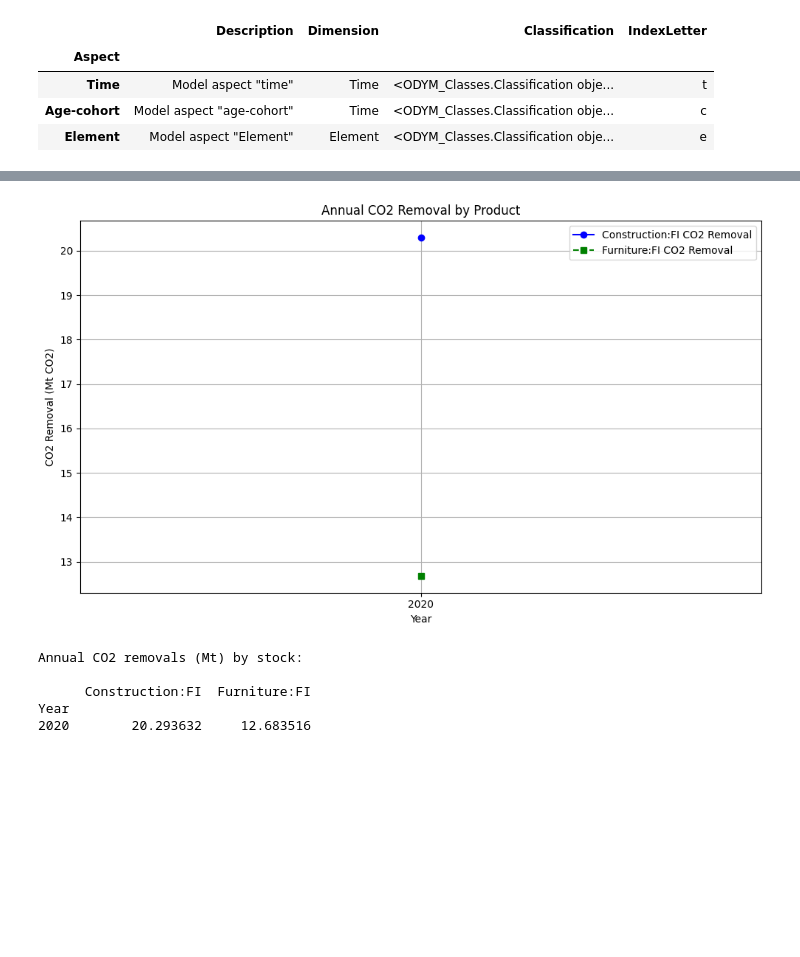
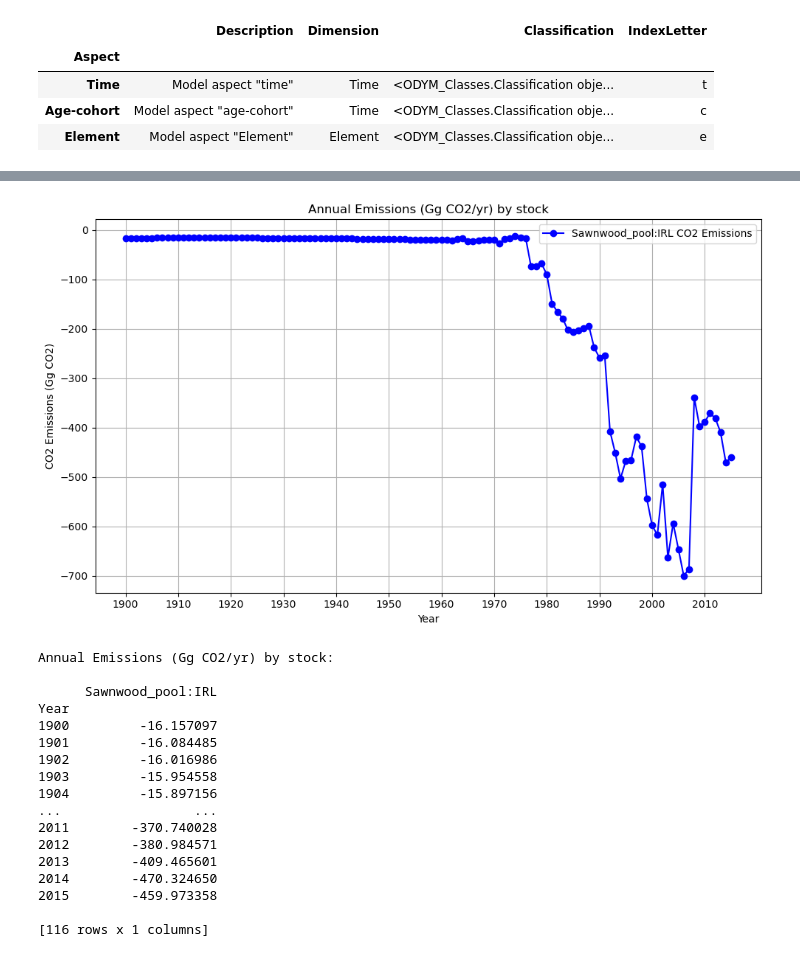
Before and after one commit to EuropeanForestInstitute/aiphoria, a Jupyter notebook: example.ipynb, the cells around one changed output, grey strips where cells are left out. Cells and saved outputs as stored; diff of their text form; code cells hidden in the pictures; blank space fills up the shorter version.

Commit message:
Updated step 7 co2 removals/emissions graph and its figure name. Also, example_data.xlsx to include simple decay function

```diff
--- a/example.ipynb
+++ b/example.ipynb
@@ -30,7 +30,8 @@ import ODYM_Classes as msc
 
 # Load data from file using the DataProvider
 # and get model parameters from the file
-filename = "data/example_data.xlsx"
+#filename = "data/20241111_test.xlsx"
+filename = "data/20241112_test_Hans_IRL.xlsx"
 
 print("Loading data from file {}...".format(filename))
 dataprovider = DataProvider(filename)
@@ -356,45 +438,57 @@ if len(stock_id_to_dsm_carbon.keys()):
     line_styles = ['-', '--', '-.', ':']
     markers = ['o', 's', '^', 'D']
     colors = ['b', 'g', 'r', 'c', 'm', 'y', 'k']
 
     plt.figure(figsize=(10, 6))
     for index, (stock_id, dsm_carbon) in enumerate(stock_id_to_dsm_carbon.items()):
         total_inflows_carbon = dsm_carbon.i
         total_outflows_carbon = dsm_carbon.o
-        annual_co2_removal = (total_inflows_carbon - total_outflows_carbon) * conversion_factor_c_to_co2
+        annual_co2_removal = - (total_inflows_carbon - total_outflows_carbon) * conversion_factor_c_to_co2 / 1000
         results_co2_removals[stock_id] = annual_co2_removal
 
         line_style = line_styles[index % len(line_styles)]
         marker = markers[index % len(markers)]
         color = colors[index % len(colors)]
-        plt.plot(years, results_co2_removals[stock_id], marker=marker, linestyle=line_style, color=color, label=f'{stock_id} CO2 Removal')
+        plt.plot(years, results_co2_removals[stock_id], marker=marker, linestyle=line_style, color=color, label=f'{stock_id} CO2 Emissions')
 
     plt.xlabel('Year')
-    plt.ylabel('CO2 Removal (Mt CO2)')
-    plt.title('Annual CO2 Removal by Product')
+    plt.ylabel('CO2 Emissions (Gg CO2)')
+    plt.title('Annual Emissions (Gg CO2/yr) by stock')
     plt.grid(True)
     tick_gap = 1 if len(years) < 15 else 10
     plt.xticks(years[::tick_gap])
     plt.legend()
     plt.tight_layout()
 
     # Save the figure as an SVG file
-    svg_file_path = "data/annual_co2_removal_by_product.svg"
+    svg_file_path = "data/annual_emissions_by_stock.svg"
     plt.savefig(svg_file_path, format='svg')
     plt.show()
 
-    print("Annual CO2 removals (Mt) by stock:\n")
+    print("Annual Emissions (Gg CO2/yr) by stock:\n")
     results_co2_removals.set_index("Year", inplace=True)
     print(results_co2_removals)
 else:
     print("No dynamic stocks in the defined system")
 # %% [output]
-[figure, old version]
+[figure, new version]
-Annual CO2 removals (Mt) by stock:
+Annual Emissions (Gg CO2/yr) by stock:
 
-      Construction:FI  Furniture:FI
+      Sawnwood_pool:IRL
 Year
-2020        20.293632     12.683516
+1900         -16.157097
+1901         -16.084485
+1902         -16.016986
+1903         -15.954558
+1904         -15.897156
+...                 ...
+2011        -370.740028
+2012        -380.984571
+2013        -409.465601
+2014        -470.324650
+2015        -459.973358
+
+[116 rows x 1 columns]
 # %%
 # ************************************************************
 # * Step 8: Visualize inflows per year to selected processes *
```
Also changed, not shown: parts of 6 cells of this notebook, 1 other file.
